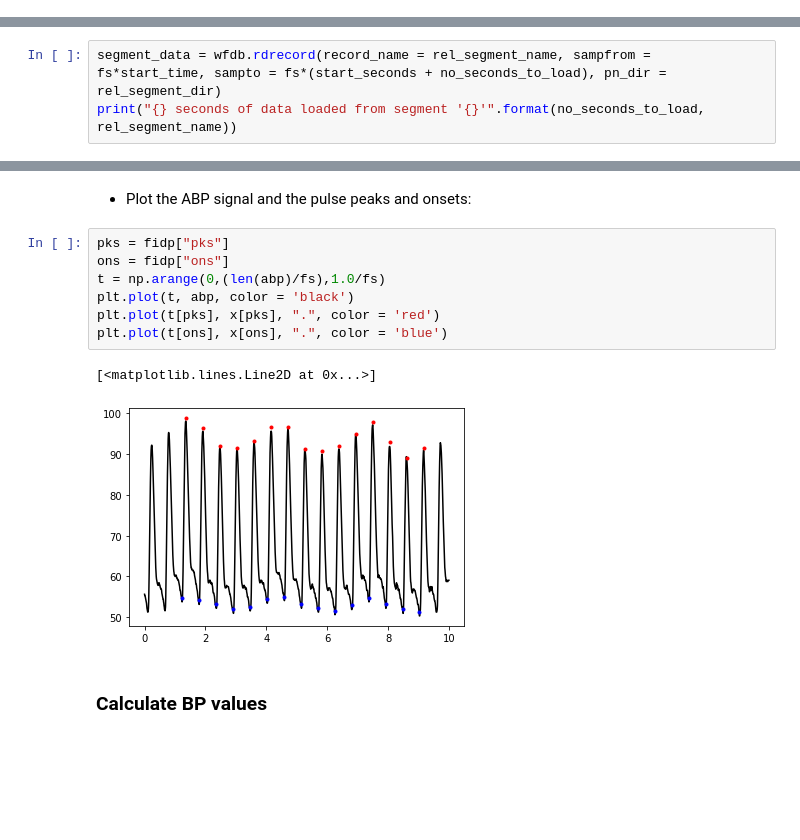
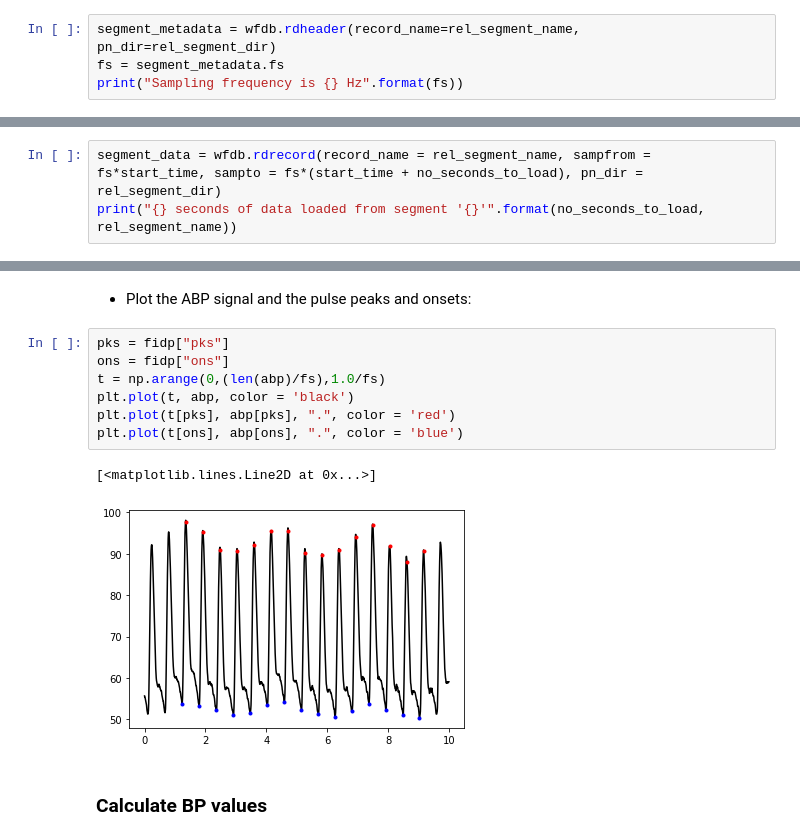
Before and after one commit to wfdb/mimic_wfdb_tutorials, a Jupyter notebook: content/tutorial/notebooks/extracting-reference-bp.ipynb, the cells around one changed output, grey strips where cells are left out. Cells and saved outputs as stored; diff of their text form; blank space fills up the shorter version.

```diff
--- a/content/tutorial/notebooks/extracting-reference-bp.ipynb
+++ b/content/tutorial/notebooks/extracting-reference-bp.ipynb
@@ -58,0 +59,4 @@ fs = 125
+# %%
+segment_metadata = wfdb.rdheader(record_name=rel_segment_name, pn_dir=rel_segment_dir)
+fs = segment_metadata.fs
+print("Sampling frequency is {} Hz".format(fs))
@@ -59,7 +65,7 @@ fs = 125
 # %% [markdown]
 - Extract this duration of signals from the longer segment
 # %%
-segment_data = wfdb.rdrecord(record_name = rel_segment_name, sampfrom = fs*start_time, sampto = fs*(start_seconds + no_seconds_to_load), pn_dir = rel_segment_dir)
+segment_data = wfdb.rdrecord(record_name = rel_segment_name, sampfrom = fs*start_time, sampto = fs*(start_time + no_seconds_to_load), pn_dir = rel_segment_dir)
 print("{} seconds of data loaded from segment '{}'".format(no_seconds_to_load, rel_segment_name))
 # %% [output]
 10 seconds of data loaded from segment '3000063_0013'
@@ -131,13 +137,13 @@ fidp = fiducial_points(abp,pks,fs,vis = False)
 # %%
 pks = fidp["pks"]
 ons = fidp["ons"]
 t = np.arange(0,(len(abp)/fs),1.0/fs)
 plt.plot(t, abp, color = 'black')
-plt.plot(t[pks], x[pks], ".", color = 'red')
-plt.plot(t[ons], x[ons], ".", color = 'blue')
+plt.plot(t[pks], abp[pks], ".", color = 'red')
+plt.plot(t[ons], abp[ons], ".", color = 'blue')
 # %% [output]
 [<matplotlib.lines.Line2D at 0x...>]
-[figure, old version]
+[figure, new version]
 # %% [markdown]
 ### Calculate BP values
 # %% [markdown]
```
Also changed, not shown: parts of 7 cells of this notebook, 3 other files.
